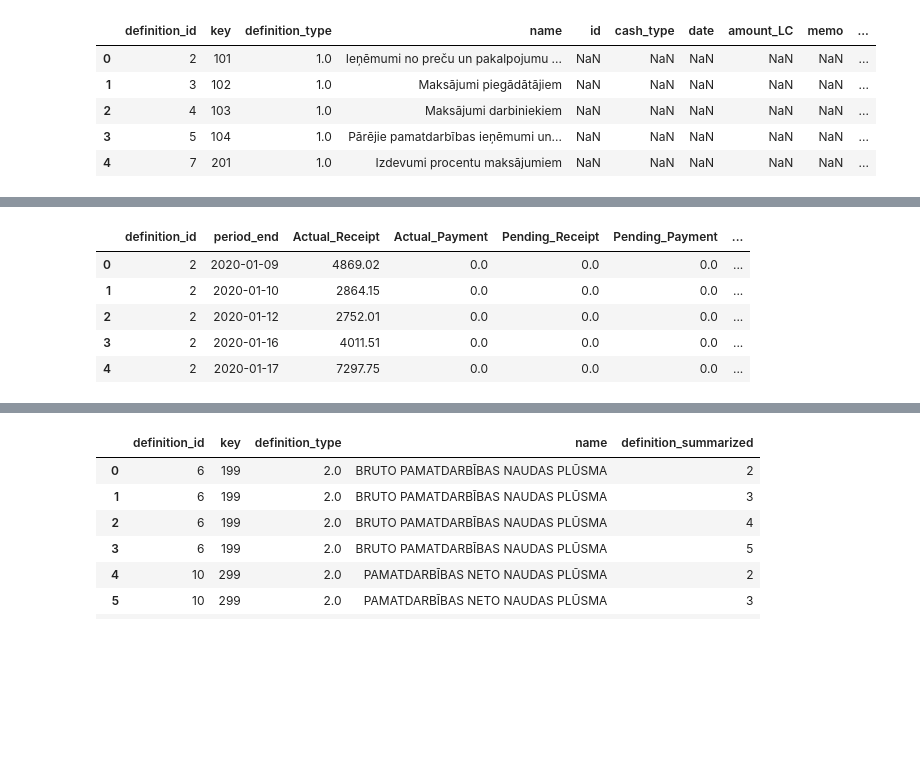
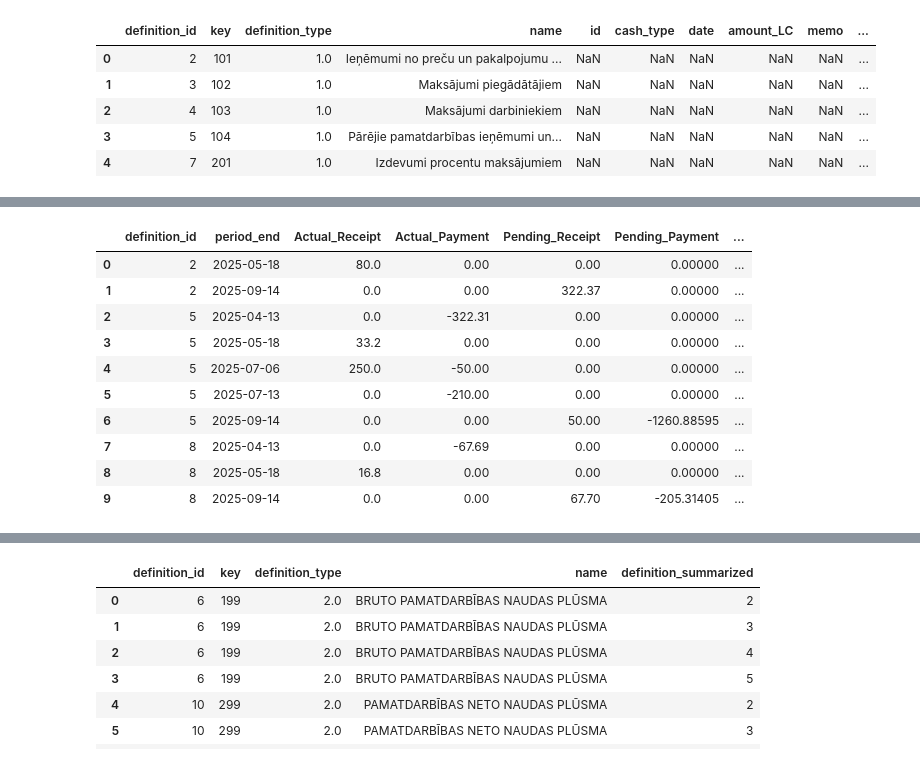
Before and after one commit to aigarzs/cash-flow, a Jupyter notebook: jupyter/cash_flow_final.ipynb, the cells around one changed output, grey strips where cells are left out. Saved outputs shown, nothing was run; the diff lists cells and outputs as text; code cells hidden in the pictures; blank space fills up the shorter version.

```diff
--- a/jupyter/cash_flow_final.ipynb
+++ b/jupyter/cash_flow_final.ipynb
@@ -55,10 +55,10 @@ date_frequency = date_freq.get(period, "ME")
 next_day_date_through = (pd.to_datetime(date_through) + pd.Timedelta(days=1)).strftime('%Y-%m-%d')
 previous_day_date_from = (pd.to_datetime(date_from) - pd.Timedelta(days=1)).strftime('%Y-%m-%d')
 
-actual = pd.read_sql_query('SELECT * FROM G10_CashFlow_Actual_Corresponding WHERE d_date < "' + next_day_date_through + '" ', engine)
+actual = pd.read_sql_query('SELECT * FROM G09_CashFlow_Actual_Corresponding WHERE date < "' + next_day_date_through + '" ', engine)
 pending = pd.read_sql_query('SELECT * FROM G12_CashFlow_Pending_Corresponding WHERE p_date < "' + next_day_date_through + '" ', engine)
 budgeted = pd.read_sql_query('SELECT * FROM F01_BudgetEntries WHERE date > "' + previous_day_date_from + '" AND date < "' + next_day_date_through + '" ', engine)
-cash = pd.read_sql_query('SELECT * FROM G02_CashTransactions WHERE d_date < "' + next_day_date_through + '" ', engine)
+cash = pd.read_sql_query('SELECT * FROM G01_CashTransactions WHERE date < "' + next_day_date_through + '" ', engine)
 definition_df = pd.read_sql_table("E01_CashFlowDefinition", engine)
 
 definition_accounts_df = pd.read_sql_table("E01_CashFlowDefinitionAccounts", engine)
@@ -66,14 +66,14 @@ definition_totals_df = pd.read_sql_table("E01_CashFlowDefinitionTotals", engine)
 # %%
 # Ensure required columns and formats
 
-actual['period_end'] = pd.to_datetime(actual['d_date'], format='mixed', errors='coerce').apply(lambda d: date_offset.rollforward(d) if pd.notnull(d) else pd.NaT)
-actual['cf_amount'] = np.where(actual['gl_entry_type'] == 'CR', actual['gl_amount_LC'], -actual['gl_amount_LC'])
+actual['period_end'] = pd.to_datetime(actual['date'], format='mixed', errors='coerce').apply(lambda d: date_offset.rollforward(d) if pd.notnull(d) else pd.NaT)
+actual['cf_amount'] = np.where(actual['entry_type'] == 'CR', actual['amount_LC'], -actual['amount_LC'])
 pending['period_end'] = pd.to_datetime(pending['p_date'], format='mixed', errors='coerce').apply(lambda d: date_offset.rollforward(d) if pd.notnull(d) else pd.NaT)
-pending['cf_amount'] = np.where(pending['gl_entry_type'] == 'CR', pending['gl_amount_LC'], -pending['gl_amount_LC'])
+pending['cf_amount'] = np.where(pending['entry_type'] == 'CR', pending['p_amount_LC'], -pending['p_amount_LC'])
 budgeted['period_end'] = pd.to_datetime(budgeted['date'], format='mixed', errors='coerce').apply(lambda d: date_offset.rollforward(d) if pd.notnull(d) else pd.NaT)
 budgeted['cf_amount'] = np.where(budgeted['cash_type'] == 'Receipt', budgeted['amount_LC'], -budgeted['amount_LC'])
-cash['period_end'] = pd.to_datetime(cash['d_date'], format='mixed', errors='coerce').apply(lambda d: date_offset.rollforward(d) if pd.notnull(d) else pd.NaT)
-cash['cf_amount'] = np.where(cash['gl_entry_type'] == 'DR', cash['gl_amount_LC'], -cash['gl_amount_LC'])
+cash['period_end'] = pd.to_datetime(cash['date'], format='mixed', errors='coerce').apply(lambda d: date_offset.rollforward(d) if pd.notnull(d) else pd.NaT)
+cash['cf_amount'] = np.where(cash['entry_type'] == 'DR', cash['amount_LC'], -cash['amount_LC'])
 
 definition_df.rename(columns={"id":"definition_id"}, inplace=True)
 definition_acc_df = definition_df[definition_df["definition_type"] == 1]
@@ -142,7 +142,7 @@ definition_accounts_df
 actual = pd.merge(definition_accounts_df,
     actual,
     left_on=['cash_type', 'account'],        # Columns in definition_df
-    right_on=['cash_type', 'gl_account'], # Corresponding columns in transactions_df
+    right_on=['cash_type', 'account'], # Corresponding columns in transactions_df
     how='left'
 )
 # %%
@@ -159,7 +159,7 @@ actual.head()
 pending = pd.merge(definition_accounts_df,
     pending,
     left_on=['cash_type', 'account'],        # Columns in definition_df
-    right_on=['cash_type', 'gl_account'], # Corresponding columns in transactions_df
+    right_on=['cash_type', 'account'], # Corresponding columns in transactions_df
     how='left'
 )
 # %%
@@ -225,12 +233,17 @@ combined = actual_period.join(pending_period, how='outer') \
                         .join(budgeted_period, how='outer') \
                         .fillna(0).reset_index()
 # %%
-combined.head()
+combined.head(10)
 # %% [output]
 |  | definition_id | period_end | Actual_Receipt | Actual_Payment | Pending_Receipt | Pending_Payment | ... |
-| 0 | 2 | 2020-01-09 | 4869.02 | 0.0 | 0.0 | 0.0 | ... |
-| 1 | 2 | 2020-01-10 | 2864.15 | 0.0 | 0.0 | 0.0 | ... |
-| 2 | 2 | 2020-01-12 | 2752.01 | 0.0 | 0.0 | 0.0 | ... |
-| 3 | 2 | 2020-01-16 | 4011.51 | 0.0 | 0.0 | 0.0 | ... |
-| 4 | 2 | 2020-01-17 | 7297.75 | 0.0 | 0.0 | 0.0 | ... |
+| 0 | 2 | 2025-05-18 | 80.0 | 0.00 | 0.00 | 0.00000 | ... |
+| 1 | 2 | 2025-09-14 | 0.0 | 0.00 | 322.37 | 0.00000 | ... |
+| 2 | 5 | 2025-04-13 | 0.0 | -322.31 | 0.00 | 0.00000 | ... |
+| 3 | 5 | 2025-05-18 | 33.2 | 0.00 | 0.00 | 0.00000 | ... |
+| 4 | 5 | 2025-07-06 | 250.0 | -50.00 | 0.00 | 0.00000 | ... |
+| 5 | 5 | 2025-07-13 | 0.0 | -210.00 | 0.00 | 0.00000 | ... |
+| 6 | 5 | 2025-09-14 | 0.0 | 0.00 | 50.00 | -1260.88595 | ... |
+| 7 | 8 | 2025-04-13 | 0.0 | -67.69 | 0.00 | 0.00000 | ... |
+| 8 | 8 | 2025-05-18 | 16.8 | 0.00 | 0.00 | 0.00000 | ... |
+| 9 | 8 | 2025-09-14 | 0.0 | 0.00 | 67.70 | -205.31405 | ... |
 # %%
```
Also changed, not shown: parts of 38 cells of this notebook, 31 other files.
